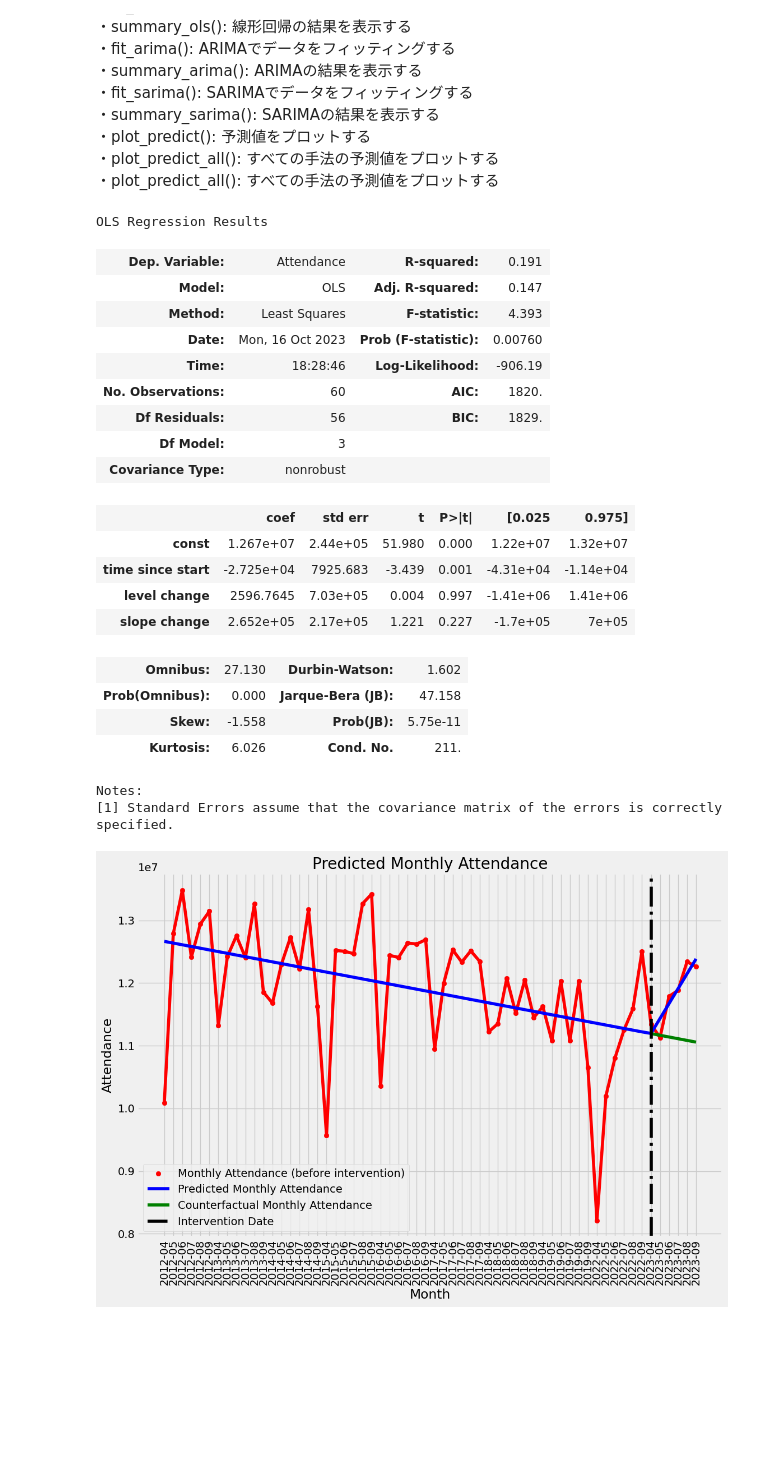
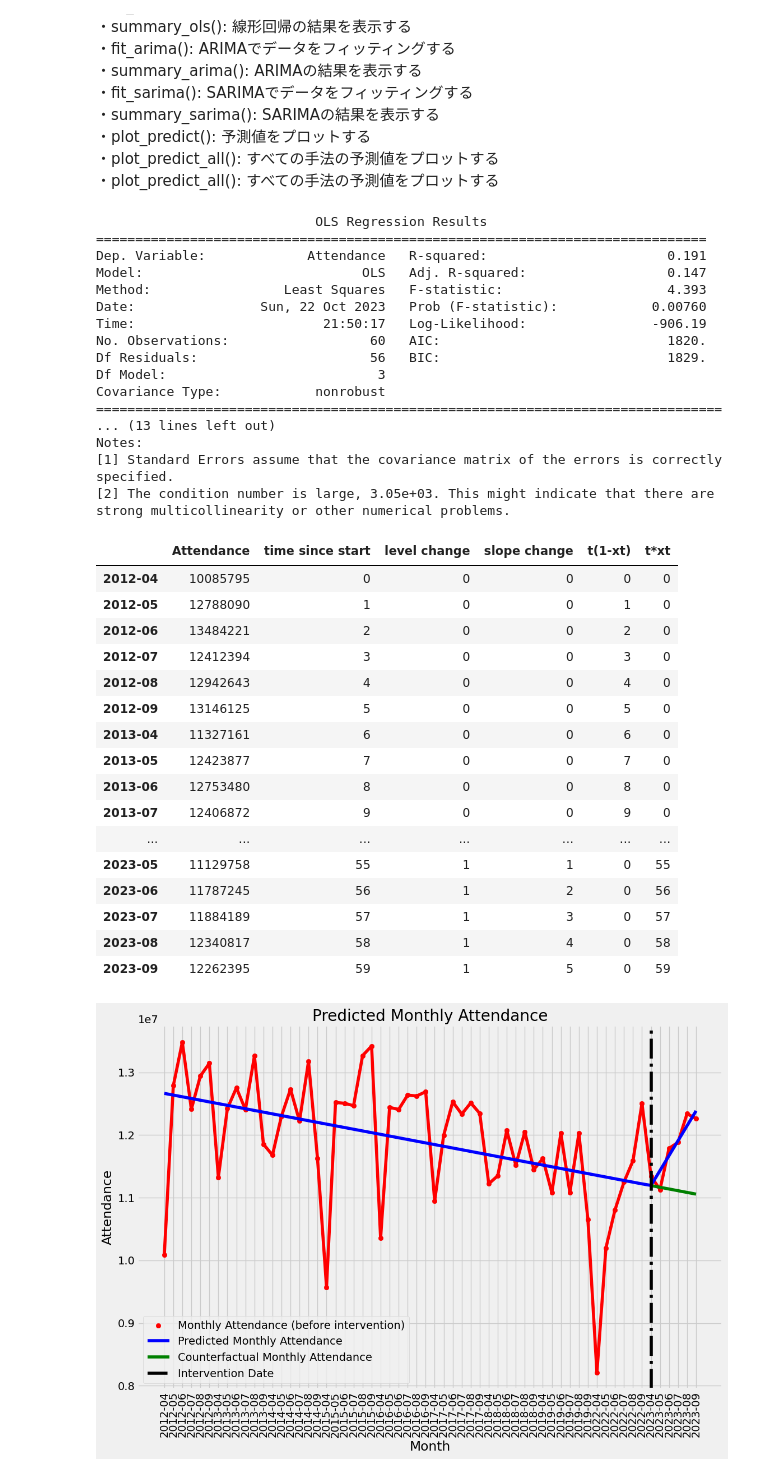
Before and after one commit to mohki7/graduation_thesis, a Jupyter notebook: headquarter.ipynb, the cells around one changed output. Drawn from its saved outputs; the diff is of its cells as text; code cells hidden in the pictures; blank space fills up the shorter version.

```diff
--- a/headquarter.ipynb
+++ b/headquarter.ipynb
@@ -1054,6 +1056,7 @@ class ITS:
         mod2 = sm.OLS(y, sm.add_constant(X))
         res2 = mod2.fit()
         print(res2.summary())
+        return self.df_its_1_3
 
     def fit(self):
         """中断時系列分析に用いる手法を選択する
@@ -1254,29 +1257,42 @@ its_OLS = ITS(df_att_remove_covid_addup, intervention='2023-04', method='OLS', i
 #* R^2値が最大になるように、パラメータを自動探索したい
 # %%
 # its.plot_predict(is_counterfactual=True, is_prediction_std=True)
-its_OLS.show_summary()
+its_OLS.fit_slope_after_intervention()
 # %% [output]
-OLS Regression Results
+                            OLS Regression Results
+==============================================================================
+Dep. Variable:             Attendance   R-squared:                       0.191
+Model:                            OLS   Adj. R-squared:                  0.147
+Method:                 Least Squares   F-statistic:                     4.393
+Date:                Sun, 22 Oct 2023   Prob (F-statistic):            0.00760
+Time:                        21:50:17   Log-Likelihood:                -906.19
+No. Observations:                  60   AIC:                             1820.
+Df Residuals:                      56   BIC:                             1829.
+Df Model:                           3
+Covariance Type:            nonrobust
+================================================================================
+... (13 lines left out)
+Notes:
+[1] Standard Errors assume that the covariance matrix of the errors is correctly specified.
+[2] The condition number is large, 3.05e+03. This might indicate that there are
+strong multicollinearity or other numerical problems.
-| Dep. Variable: | Attendance | R-squared: | 0.191 |
-| Model: | OLS | Adj. R-squared: | 0.147 |
-| Method: | Least Squares | F-statistic: | 4.393 |
-| Date: | Mon, 16 Oct 2023 | Prob (F-statistic): | 0.00760 |
-| Time: | 18:28:46 | Log-Likelihood: | -906.19 |
-| No. Observations: | 60 | AIC: | 1820. |
-| Df Residuals: | 56 | BIC: | 1829. |
-| Df Model: | 3 |  |  |
-| Covariance Type: | nonrobust |  |  |
+|  | Attendance | time since start | level change | slope change | t(1-xt) | t*xt |
+| 2012-04 | 10085795 | 0 | 0 | 0 | 0 | 0 |
+| 2012-05 | 12788090 | 1 | 0 | 0 | 1 | 0 |
+| 2012-06 | 13484221 | 2 | 0 | 0 | 2 | 0 |
+| 2012-07 | 12412394 | 3 | 0 | 0 | 3 | 0 |
+| 2012-08 | 12942643 | 4 | 0 | 0 | 4 | 0 |
+| 2012-09 | 13146125 | 5 | 0 | 0 | 5 | 0 |
+| 2013-04 | 11327161 | 6 | 0 | 0 | 6 | 0 |
+| 2013-05 | 12423877 | 7 | 0 | 0 | 7 | 0 |
+| 2013-06 | 12753480 | 8 | 0 | 0 | 8 | 0 |
+| 2013-07 | 12406872 | 9 | 0 | 0 | 9 | 0 |
+| ... | ... | ... | ... | ... | ... | ... |
+| 2023-05 | 11129758 | 55 | 1 | 1 | 0 | 55 |
+| 2023-06 | 11787245 | 56 | 1 | 2 | 0 | 56 |
+| 2023-07 | 11884189 | 57 | 1 | 3 | 0 | 57 |
+| 2023-08 | 12340817 | 58 | 1 | 4 | 0 | 58 |
+| 2023-09 | 12262395 | 59 | 1 | 5 | 0 | 59 |
-|  | coef | std err | t | P>|t| | [0.025 | 0.975] |
-| const | 1.267e+07 | 2.44e+05 | 51.980 | 0.000 | 1.22e+07 | 1.32e+07 |
-| time since start | -2.725e+04 | 7925.683 | -3.439 | 0.001 | -4.31e+04 | -1.14e+04 |
-| level change | 2596.7645 | 7.03e+05 | 0.004 | 0.997 | -1.41e+06 | 1.41e+06 |
-| slope change | 2.652e+05 | 2.17e+05 | 1.221 | 0.227 | -1.7e+05 | 7e+05 |
-| Omnibus: | 27.130 | Durbin-Watson: | 1.602 |
-| Prob(Omnibus): | 0.000 | Jarque-Bera (JB): | 47.158 |
-| Skew: | -1.558 | Prob(JB): | 5.75e-11 |
-| Kurtosis: | 6.026 | Cond. No. | 211. |
-Notes:
-[1] Standard Errors assume that the covariance matrix of the errors is correctly specified.
 # %%
 its_OLS.plot_predict(is_counterfactual=True)
 # %% [output]
```
Also changed, not shown: parts of 9 cells of this notebook.
